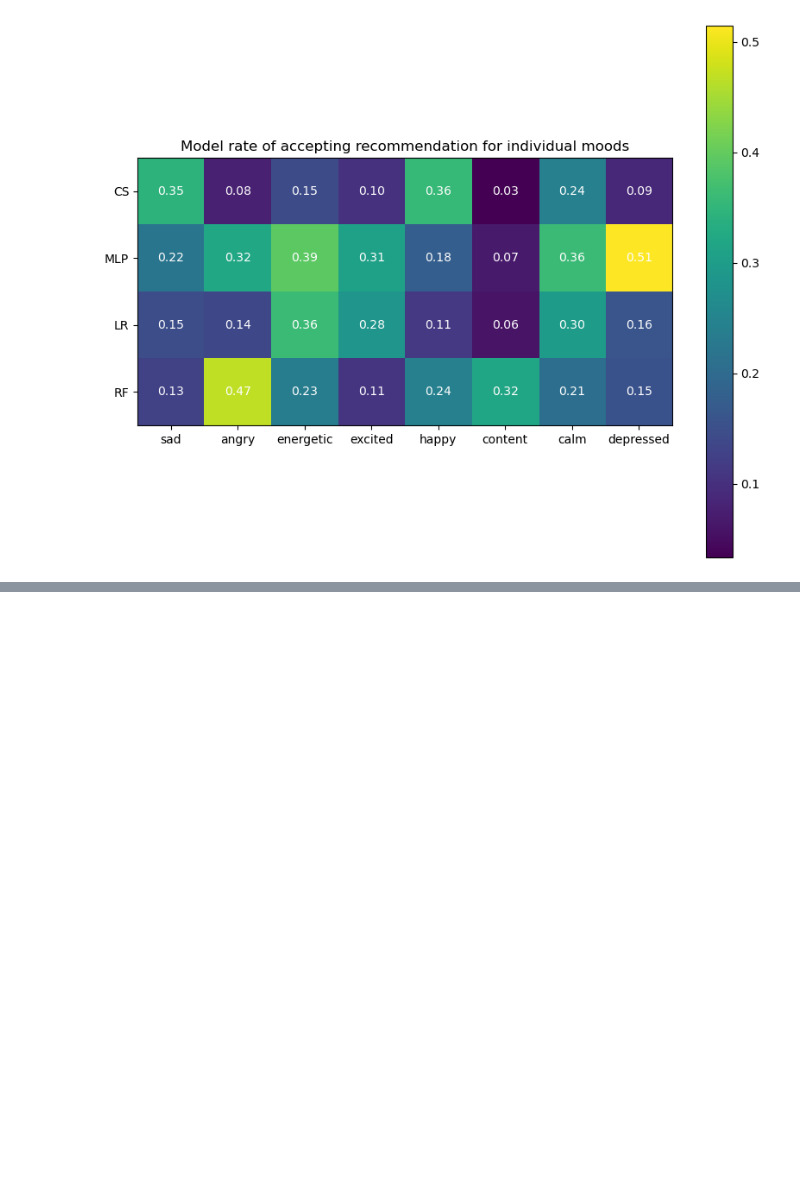
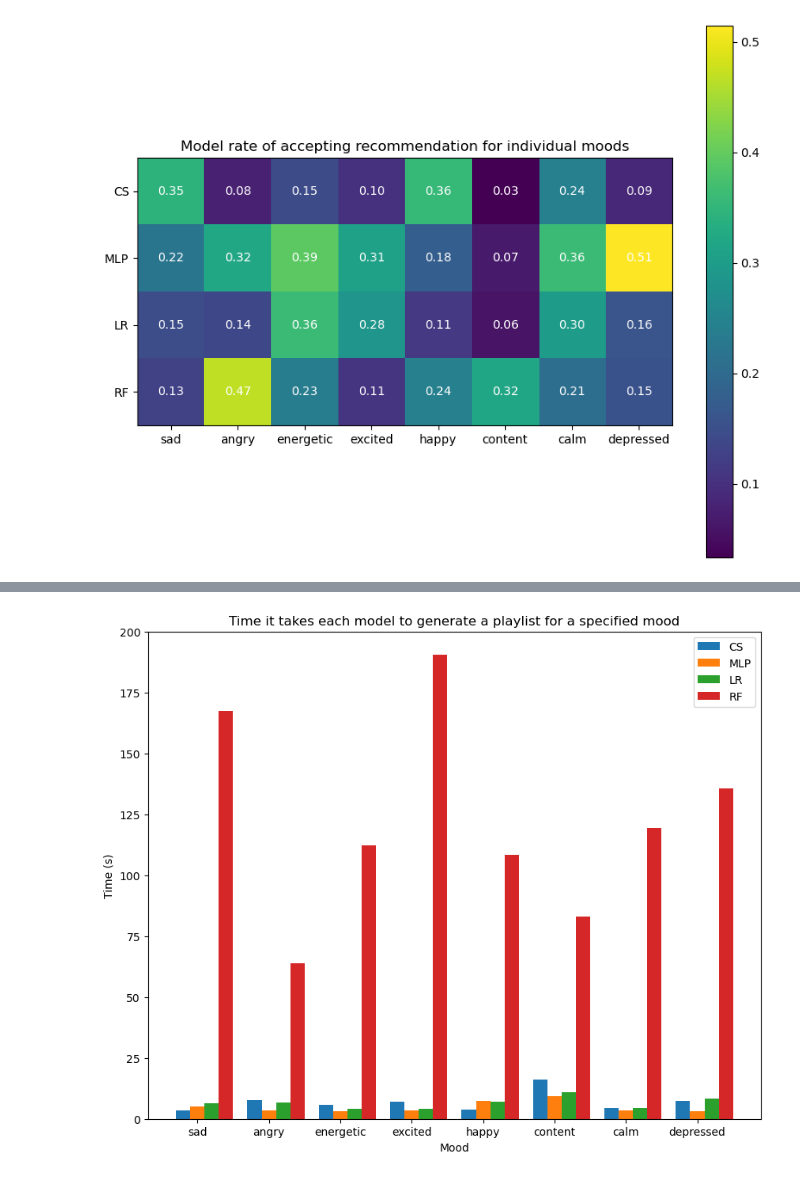
Before and after one commit to Temper-Tunes-Senior-Design-Project/song-classification, a Jupyter notebook: Research and Development/Recommendations/modelPerformanceTest.ipynb, the cells around one changed output, grey strips where cells are left out. Saved outputs shown, nothing was run; the diff lists cells and outputs as text; code cells hidden in the pictures; blank space fills up the shorter version.

```diff
--- a/Research and Development/Recommendations/modelPerformanceTest.ipynb
+++ b/Research and Development/Recommendations/modelPerformanceTest.ipynb
@@ -677,0 +721,57 @@ plt.show()
+# %%
+#Time distributions for each model
+model_time_per_mood = {}
+for name in names:
+    model_time_per_mood[name] = {}
+    for mood in moods:
+        model_time_per_mood[name][mood] = model_stats[name][mood]['elapsed_time']
+
+# Create a list of the total time taken by all models for each mood
+total_times = [sum(model_time_per_mood[model][mood] for model in names) for mood in moods]
+
+# Create a list of the time taken by each model for each mood
+model_times = [[model_time_per_mood[model][mood] for model in names] for mood in moods]
+
+# Create a stacked bar chart
+fig, ax = plt.subplots(figsize=(10, 8))
+
+# Set the bar width
+bar_width = 0.2
+
+# Define the bar groups
+bar_groups = list(model_time_per_mood[list(model_time_per_mood.keys())[0]].keys())
+
+# Initialize the model_counts dictionary
+model_counts = {model: [] for model in model_time_per_mood}
+
+# Iterate over the models and bar groups
+for model in model_time_per_mood:
+    for group in bar_groups:
+        # Append the time for the current model and group
+        model_counts[model].append(model_time_per_mood[model][group])
+
+    # Add zero-padding if necessary to make sure each model_counts[model] has the same length as bar_groups
+    if len(model_counts[model]) < len(bar_groups):
+        model_counts[model] += [0] * (len(bar_groups) - len(model_counts[model]))
+
+# Set the bar positions for each model
+bar_positions = []
+for i, model in enumerate(model_counts):
+    bar_positions += [idx + (i * bar_width) for idx in range(len(bar_groups))]
+
+# Plot the bars
+for i, model in enumerate(model_counts):
+    ax.bar(bar_positions[i*len(bar_groups):(i+1)*len(bar_groups)], model_counts[model], bar_width, label=model)
+
+# Set the x and y labels, ticks, and legend
+ax.set_xlabel('Mood')
+ax.set_ylabel('Time (s)')
+ax.set_xticks([x + bar_width for x in range(len(bar_groups))])
+ax.set_xticklabels(moods)
+ax.legend()
+ax.set_title('Time it takes each model to generate a playlist for a specified mood')
+
+# Show the plot
+plt.show()
+# %% [output]
+[figure, added]
```
Also changed, not shown: parts of 2 cells of this notebook.
